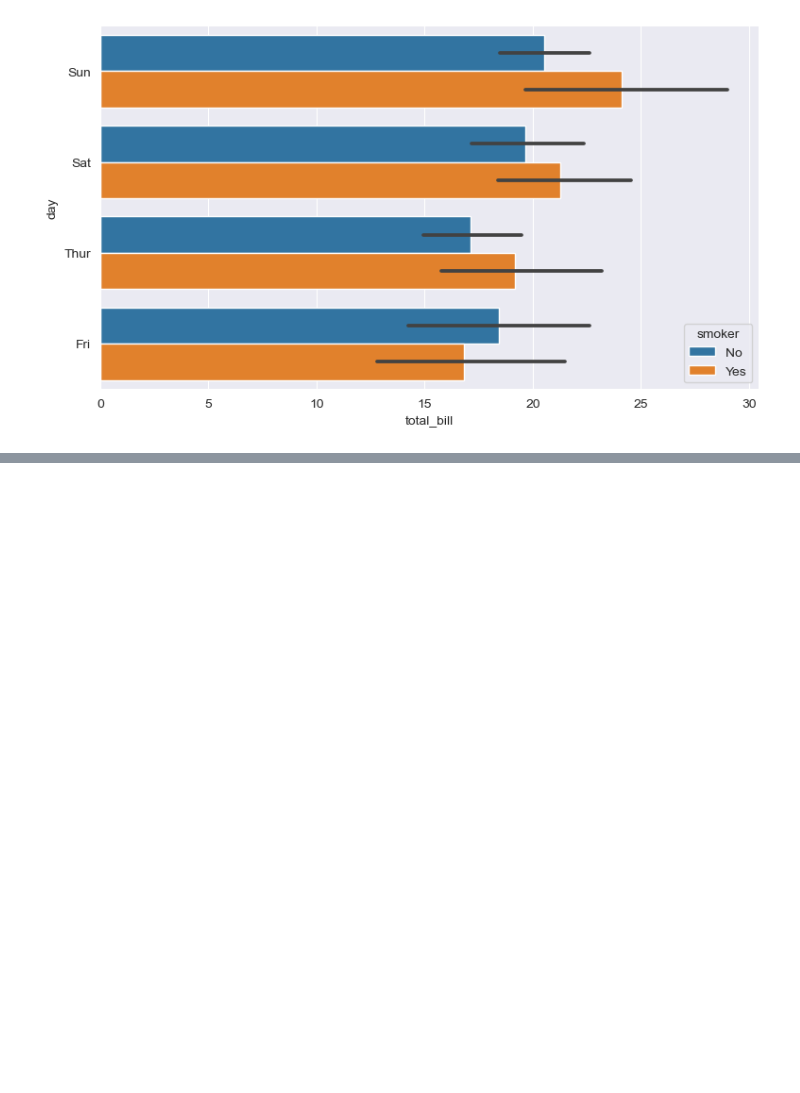
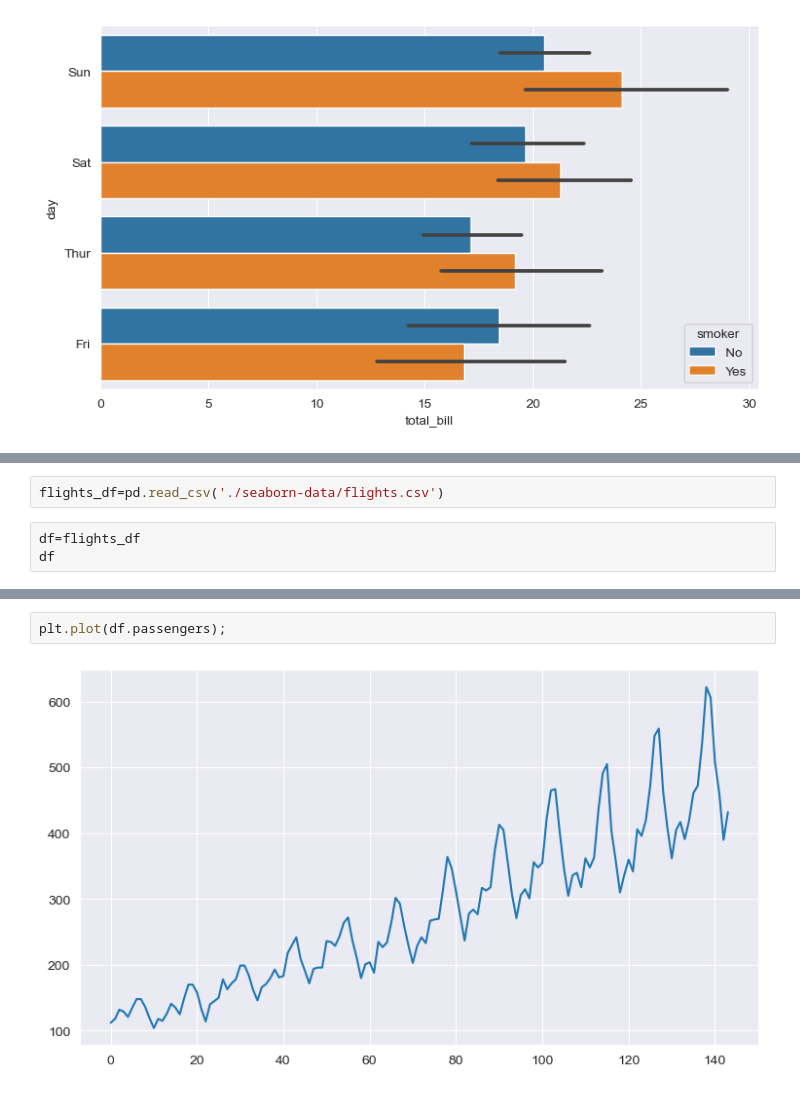
Before and after one commit to Swaraz08/Jupyter, a Jupyter notebook: pandas.ipynb, the cells around one changed output, grey strips where cells are left out. Drawn from its saved outputs; the diff is of its cells as text; blank space fills up the shorter version.

```diff
--- a/pandas.ipynb
+++ b/pandas.ipynb
@@ -1123,0 +1128,5 @@ sns.barplot(y='day',x='total_bill',hue='smoker',data=tips_df);
+# %%
+flights_df=pd.read_csv('./seaborn-data/flights.csv')
+# %%
+df=flights_df
+df
@@ -1123,0 +1147,4 @@ sns.barplot(y='day',x='total_bill',hue='smoker',data=tips_df);
+# %%
+plt.plot(df.passengers);
+# %% [output]
+[figure, added]
```
Also changed, not shown: parts of 7 cells of this notebook.
